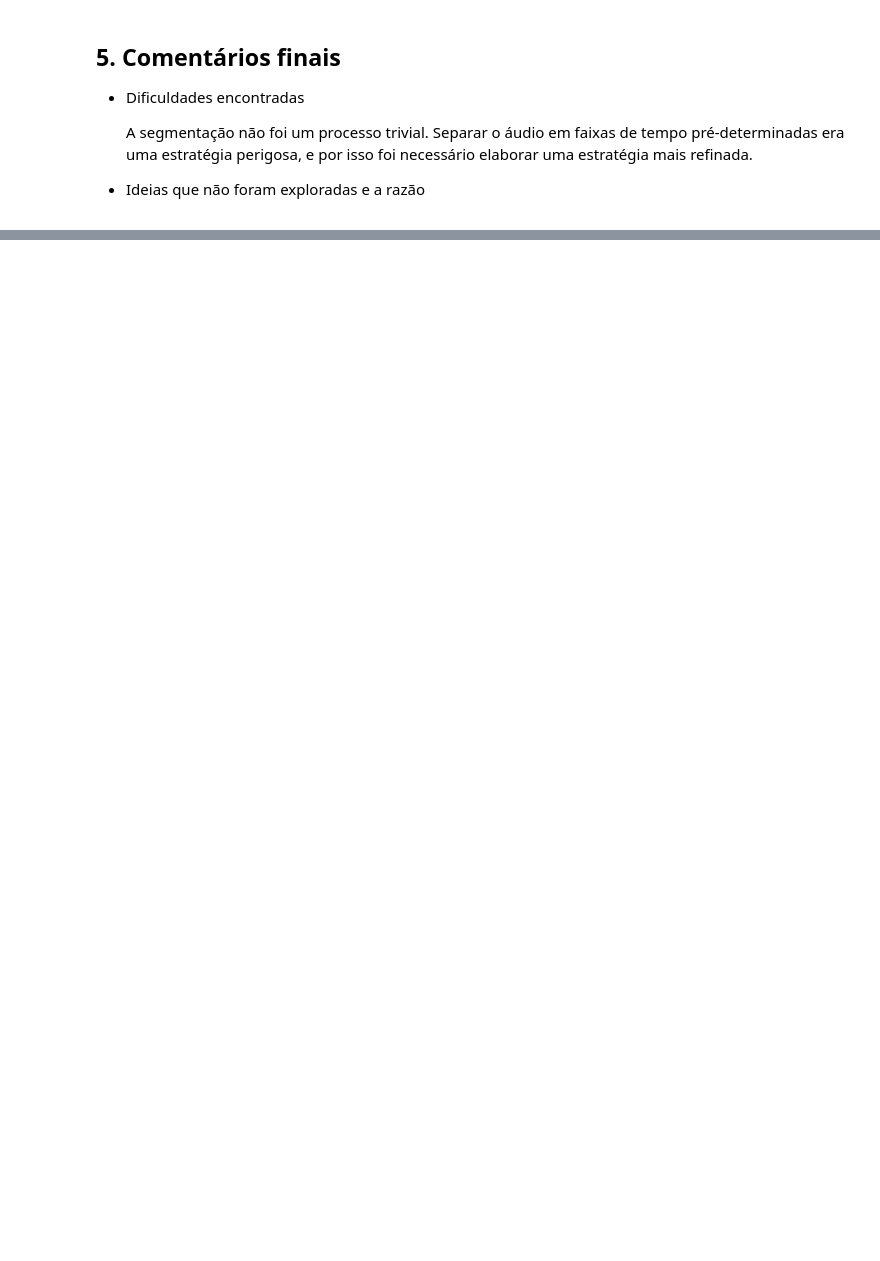
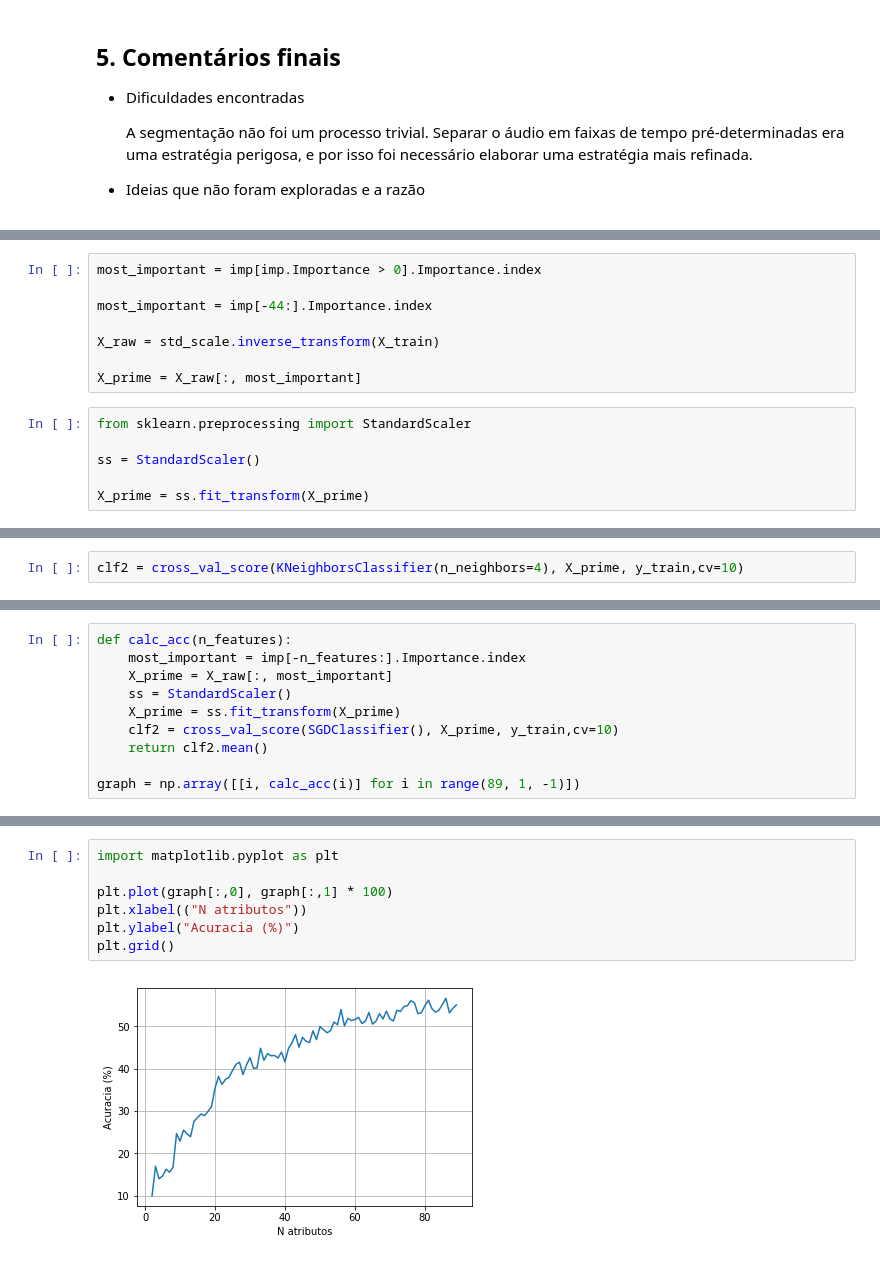
Before and after one commit to phfaustini/Audio-captcha-solver, a Jupyter notebook: report.ipynb, the cells around one changed output, grey strips where cells are left out. Drawn from its saved outputs; the diff is of its cells as text; blank space fills up the shorter version.

```diff
--- a/report.ipynb
+++ b/report.ipynb
@@ -293,0 +334,14 @@ RESULTADOS
+# %%
+most_important = imp[imp.Importance > 0].Importance.index
+
+most_important = imp[-44:].Importance.index
+
+X_raw = std_scale.inverse_transform(X_train)
+
+X_prime = X_raw[:, most_important]
+# %%
+from sklearn.preprocessing import StandardScaler
+
+ss = StandardScaler()
+
+X_prime = ss.fit_transform(X_prime)
@@ -293,0 +352,2 @@ RESULTADOS
+# %%
+clf2 = cross_val_score(KNeighborsClassifier(n_neighbors=4), X_prime, y_train,cv=10)
@@ -293,0 +374,10 @@ RESULTADOS
+# %%
+def calc_acc(n_features):
+    most_important = imp[-n_features:].Importance.index
+    X_prime = X_raw[:, most_important]
+    ss = StandardScaler()
+    X_prime = ss.fit_transform(X_prime)
+    clf2 = cross_val_score(SGDClassifier(), X_prime, y_train,cv=10)
+    return clf2.mean()
+
+graph = np.array([[i, calc_acc(i)] for i in range(89, 1, -1)])
@@ -293,0 +386,9 @@ RESULTADOS
+# %%
+import matplotlib.pyplot as plt
+
+plt.plot(graph[:,0], graph[:,1] * 100)
+plt.xlabel(("N atributos"))
+plt.ylabel("Acuracia (%)")
+plt.grid()
+# %% [output]
+[figure, added]
```
Also changed, not shown: parts of 28 cells of this notebook, 3 other files.
